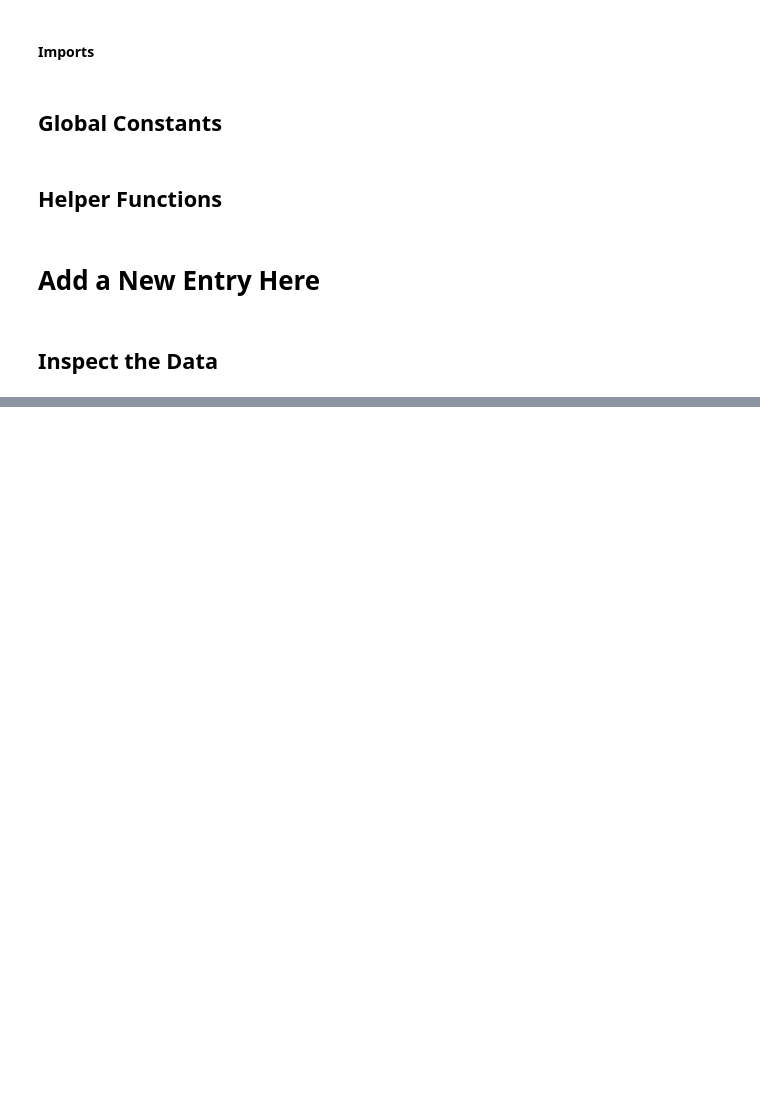
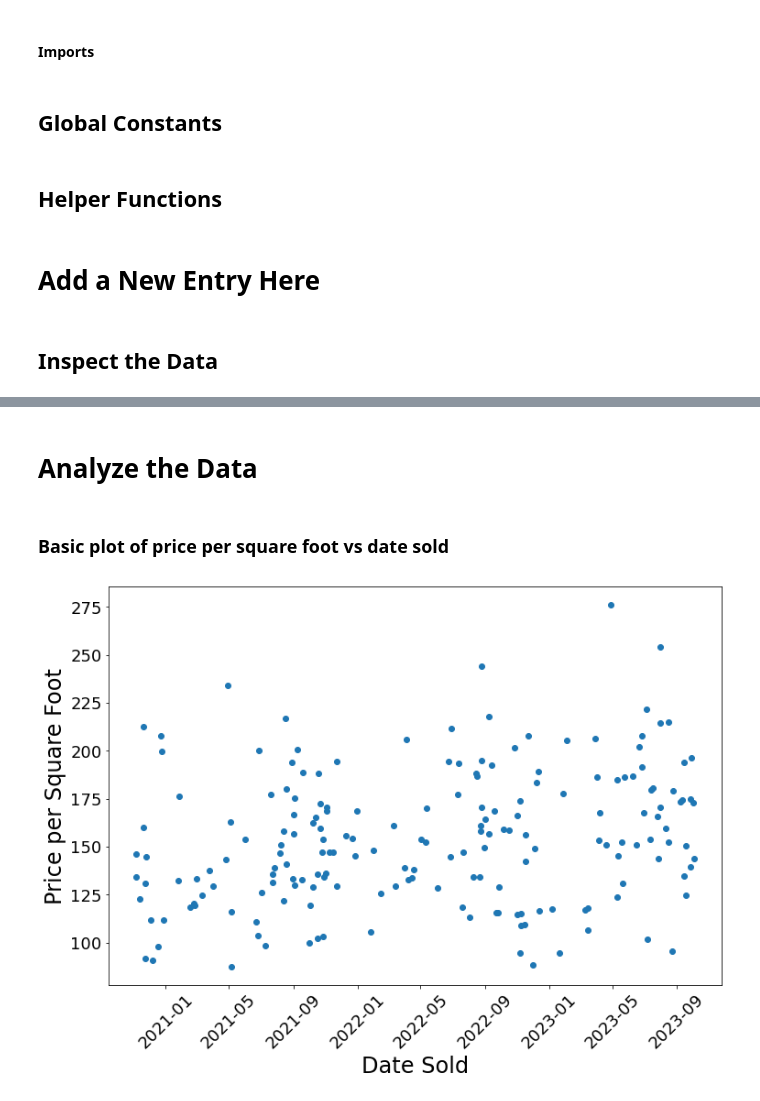
Before and after one commit to marcus-elia/house-sale-data, a Jupyter notebook: HouseData.ipynb, the cells around one changed output, grey strips where cells are left out. Drawn from its saved outputs; the diff is of its cells as text; code cells hidden in the pictures; blank space fills up the shorter version.

Commit message:
Add basic plot of price per sqft

```diff
--- a/HouseData.ipynb
+++ b/HouseData.ipynb
@@ -107,0 +130,22 @@ df
+# %% [markdown]
+# Analyze the Data
+# %% [markdown]
+### Basic plot of price per square foot vs date sold
+# %%
+prices = df.loc[:,"price"]
+sqfts = df.loc[:,"sqft"]
+dates = [datetime.datetime.fromtimestamp(x) for x in df.loc[:,"date_sold"]]
+price_per_sqfts = prices / sqfts
+
+fig, ax = plt.subplots()
+fig.set_figheight(8)
+fig.set_figwidth(12)
+ax.plot(dates, price_per_sqfts, 'o')
+ax.format_xdata = mdates.DateFormatter('%D:%M:%Y')
+plt.xticks(rotation=45, fontsize=18)
+plt.yticks(fontsize=18)
+ax.set_xlabel("Date Sold", fontsize=24)
+ax.set_ylabel("Price per Square Foot", fontsize=24)
+plt.show()
+# %% [output]
+[figure, added]
```
Also changed, not shown: parts of 4 cells of this notebook.
